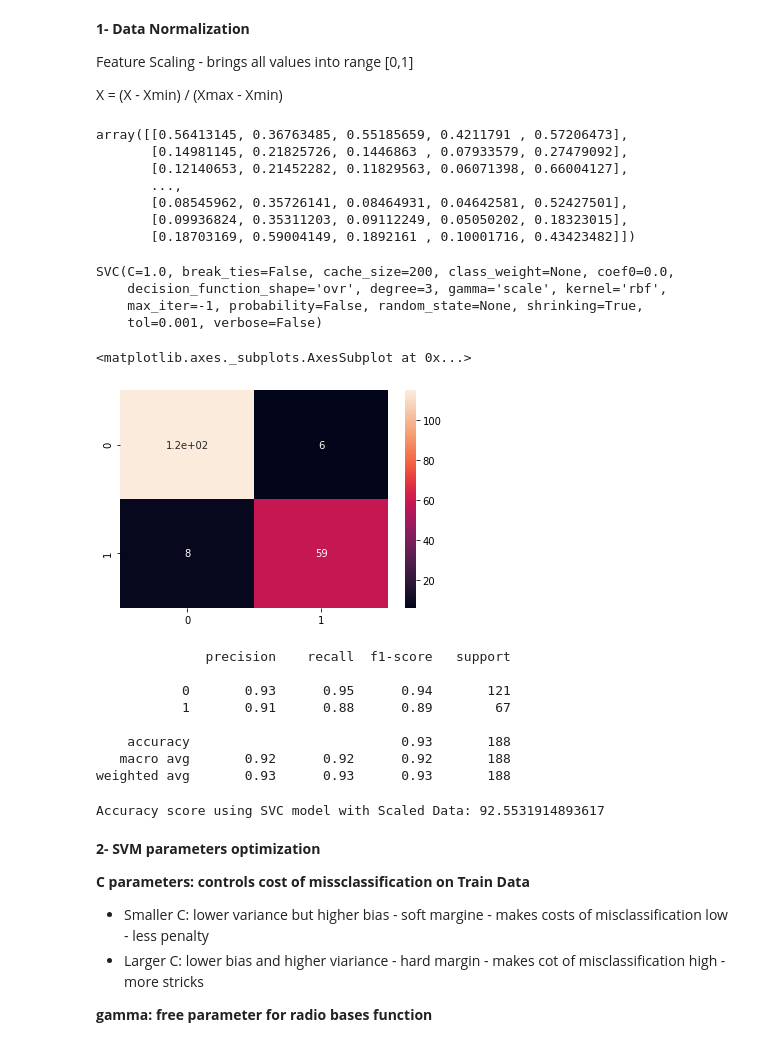
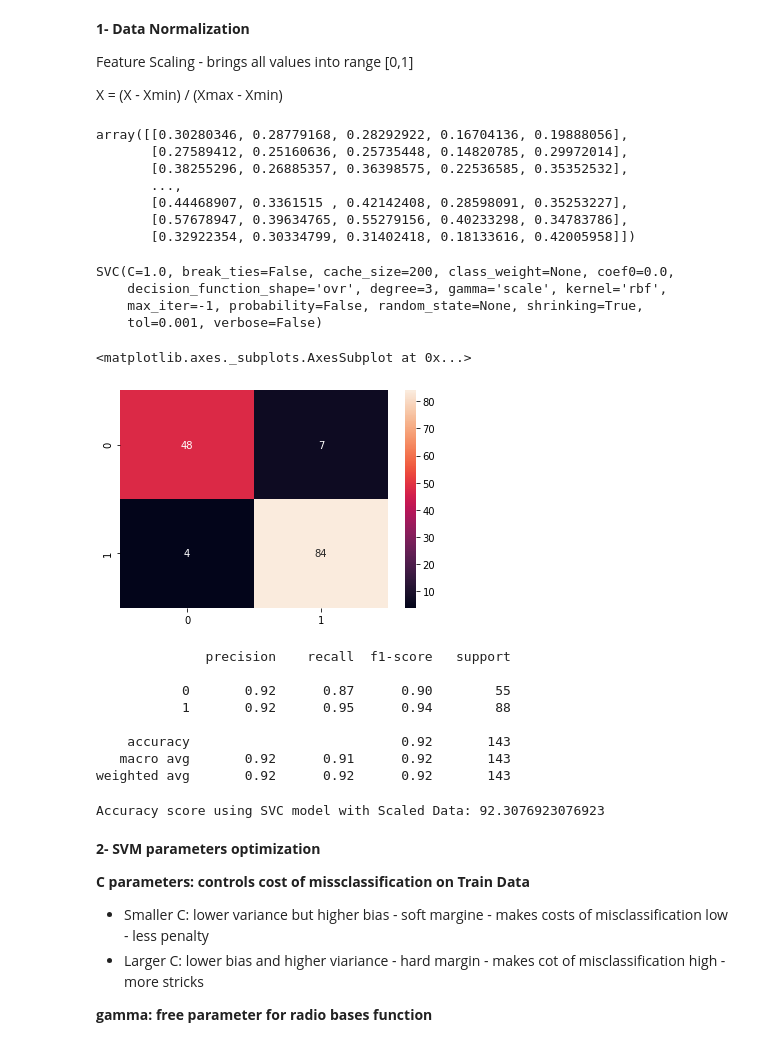
Before and after one commit to mahsamir/CaseStudy-SVM, a Jupyter notebook: Classification(SVC)_BreastCancer_Kaggle.ipynb, the cells around one changed output. Saved outputs shown, nothing was run; the diff lists cells and outputs as text; code cells hidden in the pictures.

```diff
--- a/Classification(SVC)_BreastCancer_Kaggle.ipynb
+++ b/Classification(SVC)_BreastCancer_Kaggle.ipynb
@@ -89,12 +89,3 @@ mean_area          0
 mean_smoothness    0
 diagnosis          0
 dtype: int64
-# %%
-#handling categorical data
-
-#importing required libraries
-from sklearn.preprocessing import LabelEncoder
-#using Label Encoder for converting diagnosis columns
-labelencoder = LabelEncoder()
-df_cancer['diagnosis'] = labelencoder.fit_transform(df_cancer['diagnosis'])
-df_cancer.head()
@@ -112,8 +96,8 @@ array(['Benign', 'Malignant'], dtype=object)
 # %%
-# faster and easier way
+# Handling Categorical data
 df_cancer['diagnosis'].unique()
 
-df_cancer['diagnosis'] = df_cancer['diagnosis'].map({'Benign':1,'Malignant':0})
+df_cancer['diagnosis'] = df_cancer['diagnosis'].map({'Benign':0,'Malignant':1})
 
 df_cancer.head()
 # %% [output]
@@ -196,12 +176,12 @@ sns.scatterplot(x = 'mean_texture', y = 'mean_perimeter', hue = 'diagnosis', dat
 *   it is putting line between different classes and find the best line that have a certain distance from both
 # %%
 #prepare X (features) and y (target)
-X = df_cancer.drop(['diagnosis'],axis=1)
-y = df_cancer['diagnosis']
+X = df_cancer.drop(['diagnosis'],axis=1).values
+y = df_cancer['diagnosis'].values
 
 #splitting Train and Test
 from sklearn.model_selection import train_test_split
-X_train, X_test, y_train, y_test = train_test_split(X, y, test_size=0.33, random_state=0)
+X_train, X_test, y_train, y_test = train_test_split(X, y, test_size=0.25, random_state=101)
 
 print('X_train shape:', X_train.shape)
 print('X_test shape:', X_test.shape)
@@ -278,13 +250,13 @@ X_train_scaled = n_scaler.fit_transform(X_train.astype(np.float))
 X_test_scaled = n_scaler.transform(X_test.astype(np.float))
 X_train_scaled
 # %% [output]
-array([[0.56413145, 0.36763485, 0.55185659, 0.4211791 , 0.57206473],
-       [0.14981145, 0.21825726, 0.1446863 , 0.07933579, 0.27479092],
-       [0.12140653, 0.21452282, 0.11829563, 0.06071398, 0.66004127],
+array([[0.30280346, 0.28779168, 0.28292922, 0.16704136, 0.19888056],
+       [0.27589412, 0.25160636, 0.25735448, 0.14820785, 0.29972014],
+       [0.38255296, 0.26885357, 0.36398575, 0.22536585, 0.35352532],
        ...,
-       [0.08545962, 0.35726141, 0.08464931, 0.04642581, 0.52427501],
-       [0.09936824, 0.35311203, 0.09112249, 0.05050202, 0.18323015],
-       [0.18703169, 0.59004149, 0.1892161 , 0.10001716, 0.43423482]])
+       [0.44468907, 0.3361515 , 0.42142408, 0.28598091, 0.35253227],
+       [0.57678947, 0.39634765, 0.55279156, 0.40233298, 0.34783786],
+       [0.32922354, 0.30334799, 0.31402418, 0.18133616, 0.42005958]])
 # %%
 #Support Vector Classification model
 from sklearn.svm import SVC
@@ -299,28 +271,28 @@ SVC(C=1.0, break_ties=False, cache_size=200, class_weight=None, coef0=0.0,
 # %%
 from sklearn.metrics import classification_report, confusion_matrix
 
-y_predict = svc_model.predict(X_test_scaled)
-cm = confusion_matrix(y_test, y_predict)
+y_predict_scaled = svc_model.predict(X_test_scaled)
+cm = confusion_matrix(y_test, y_predict_scaled)
 sns.heatmap(cm, annot=True)
 # %% [output]
 <matplotlib.axes._subplots.AxesSubplot at 0x...>
-[figure, old version]
+[figure, new version]
 # %%
-print(classification_report(y_test, y_predict))
+print(classification_report(y_test, y_predict_scaled))
 # %% [output]
               precision    recall  f1-score   support
 
-           0       0.93      0.95      0.94       121
-           1       0.91      0.88      0.89        67
+           0       0.92      0.87      0.90        55
+           1       0.92      0.95      0.94        88
 
-    accuracy                           0.93       188
-   macro avg       0.92      0.92      0.92       188
-weighted avg       0.93      0.93      0.93       188
+    accuracy                           0.92       143
+   macro avg       0.92      0.91      0.92       143
+weighted avg       0.92      0.92      0.92       143
 # %%
-acc = accuracy_score(y_test, y_predict)
+acc = accuracy_score(y_test, y_predict_scaled)
 print("Accuracy score using SVC model with Scaled Data:", acc*100)
 # %% [output]
-Accuracy score using SVC model with Scaled Data: 92.5531914893617
+Accuracy score using SVC model with Scaled Data: 92.3076923076923
 # %% [markdown]
 **2- SVM parameters optimization**
 
```
Also changed, not shown: parts of 37 cells of this notebook.
